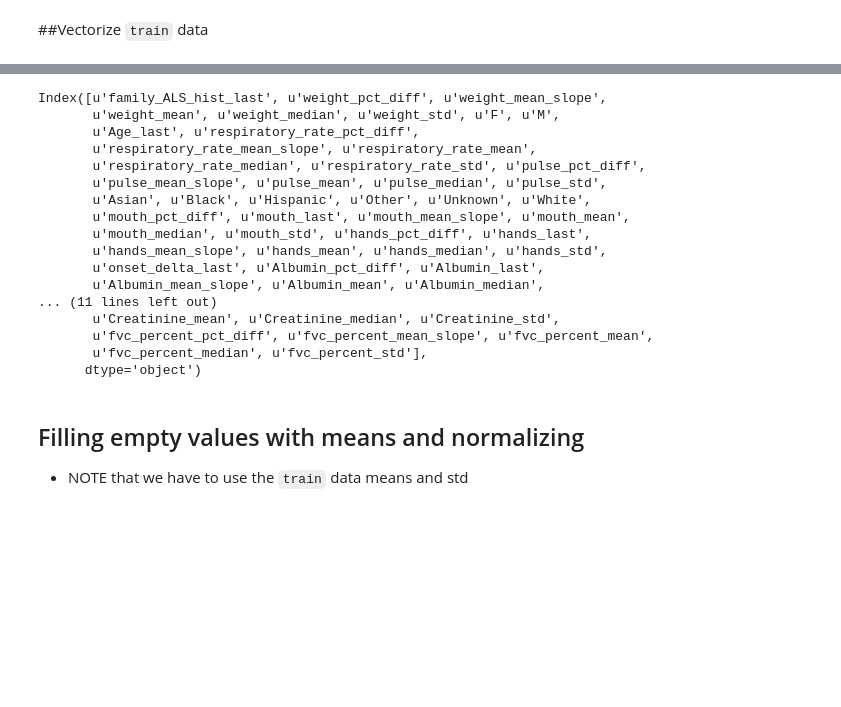
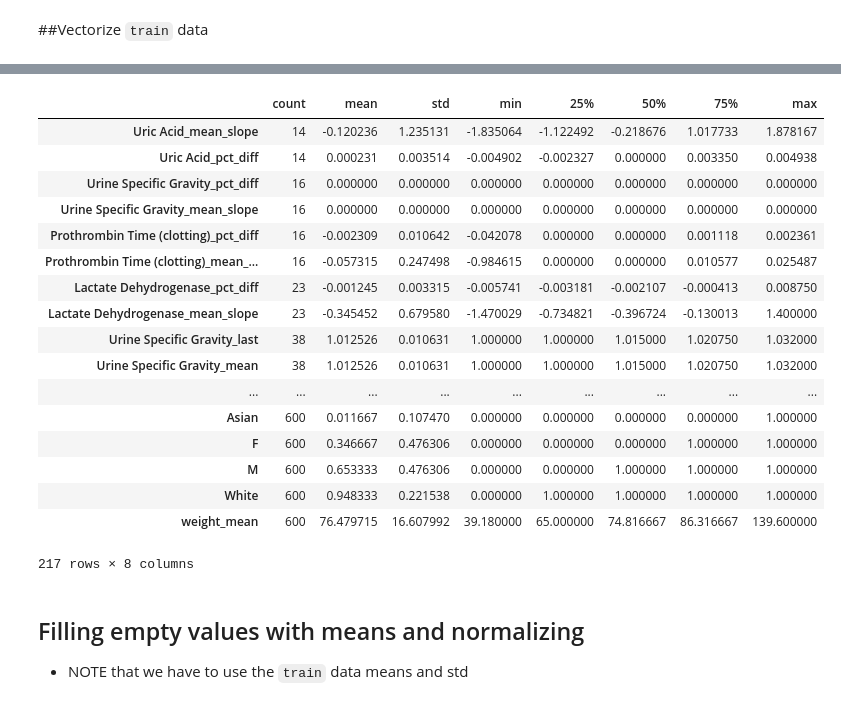
Before and after one commit to ihadanny/turbulence-z-team, a Jupyter notebook: ipython-notebooks/vectorizer_beta.ipynb, the cells around one changed output, grey strips where cells are left out. Saved outputs shown, nothing was run; the diff lists cells and outputs as text; code cells hidden in the pictures; blank space fills up the shorter version.

```diff
--- a/ipython-notebooks/vectorizer_beta.ipynb
+++ b/ipython-notebooks/vectorizer_beta.ipynb
@@ -73,23 +71,24 @@ fvc_percent
-# %%
-vectorized.columns
-# %% [output]
-Index([u'family_ALS_hist_last', u'weight_pct_diff', u'weight_mean_slope',
-       u'weight_mean', u'weight_median', u'weight_std', u'F', u'M',
-       u'Age_last', u'respiratory_rate_pct_diff',
-       u'respiratory_rate_mean_slope', u'respiratory_rate_mean',
-       u'respiratory_rate_median', u'respiratory_rate_std', u'pulse_pct_diff',
-       u'pulse_mean_slope', u'pulse_mean', u'pulse_median', u'pulse_std',
-       u'Asian', u'Black', u'Hispanic', u'Other', u'Unknown', u'White',
-       u'mouth_pct_diff', u'mouth_last', u'mouth_mean_slope', u'mouth_mean',
-       u'mouth_median', u'mouth_std', u'hands_pct_diff', u'hands_last',
-       u'hands_mean_slope', u'hands_mean', u'hands_median', u'hands_std',
-       u'onset_delta_last', u'Albumin_pct_diff', u'Albumin_last',
-       u'Albumin_mean_slope', u'Albumin_mean', u'Albumin_median',
-... (11 lines left out)
-       u'Creatinine_mean', u'Creatinine_median', u'Creatinine_std',
-       u'fvc_percent_pct_diff', u'fvc_percent_mean_slope', u'fvc_percent_mean',
-       u'fvc_percent_median', u'fvc_percent_std'],
-      dtype='object')
+# %%
+vectorized.describe().transpose().sort("count", ascending=True)
+# %% [output]
+|  | count | mean | std | min | 25% | 50% | 75% | max |
+| Uric Acid_mean_slope | 14 | -0.120236 | 1.235131 | -1.835064 | -1.122492 | -0.218676 | 1.017733 | 1.878167 |
+| Uric Acid_pct_diff | 14 | 0.000231 | 0.003514 | -0.004902 | -0.002327 | 0.000000 | 0.003350 | 0.004938 |
+| Urine Specific Gravity_pct_diff | 16 | 0.000000 | 0.000000 | 0.000000 | 0.000000 | 0.000000 | 0.000000 | 0.000000 |
+| Urine Specific Gravity_mean_slope | 16 | 0.000000 | 0.000000 | 0.000000 | 0.000000 | 0.000000 | 0.000000 | 0.000000 |
+| Prothrombin Time (clotting)_pct_diff | 16 | -0.002309 | 0.010642 | -0.042078 | 0.000000 | 0.000000 | 0.001118 | 0.002361 |
+| Prothrombin Time (clotting)_mean_... | 16 | -0.057315 | 0.247498 | -0.984615 | 0.000000 | 0.000000 | 0.010577 | 0.025487 |
+| Lactate Dehydrogenase_pct_diff | 23 | -0.001245 | 0.003315 | -0.005741 | -0.003181 | -0.002107 | -0.000413 | 0.008750 |
+| Lactate Dehydrogenase_mean_slope | 23 | -0.345452 | 0.679580 | -1.470029 | -0.734821 | -0.396724 | -0.130013 | 1.400000 |
+| Urine Specific Gravity_last | 38 | 1.012526 | 0.010631 | 1.000000 | 1.000000 | 1.015000 | 1.020750 | 1.032000 |
+| Urine Specific Gravity_mean | 38 | 1.012526 | 0.010631 | 1.000000 | 1.000000 | 1.015000 | 1.020750 | 1.032000 |
+| ... | ... | ... | ... | ... | ... | ... | ... | ... |
+| Asian | 600 | 0.011667 | 0.107470 | 0.000000 | 0.000000 | 0.000000 | 0.000000 | 1.000000 |
+| F | 600 | 0.346667 | 0.476306 | 0.000000 | 0.000000 | 0.000000 | 1.000000 | 1.000000 |
+| M | 600 | 0.653333 | 0.476306 | 0.000000 | 0.000000 | 1.000000 | 1.000000 | 1.000000 |
+| White | 600 | 0.948333 | 0.221538 | 0.000000 | 1.000000 | 1.000000 | 1.000000 | 1.000000 |
+| weight_mean | 600 | 76.479715 | 16.607992 | 39.180000 | 65.000000 | 74.816667 | 86.316667 | 139.600000 |
+217 rows × 8 columns
 # %% [markdown]
 ## Filling empty values with means and normalizing
 - NOTE that we have to use the `train` data means and std
```
Also changed, not shown: parts of 3 cells of this notebook, 35 other files.
